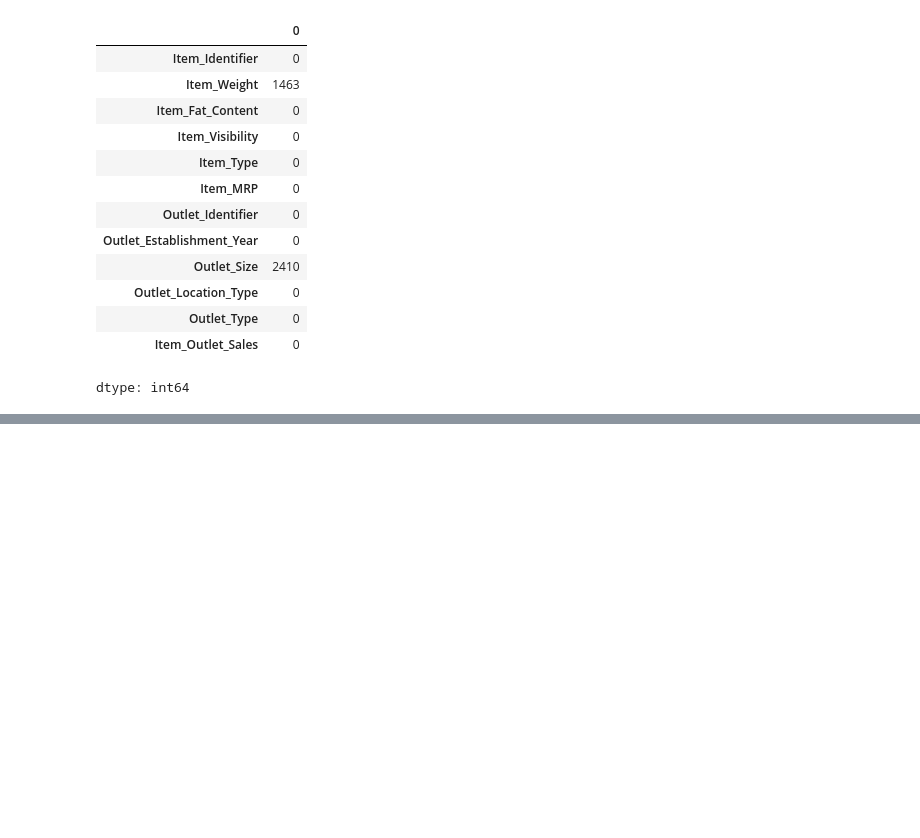
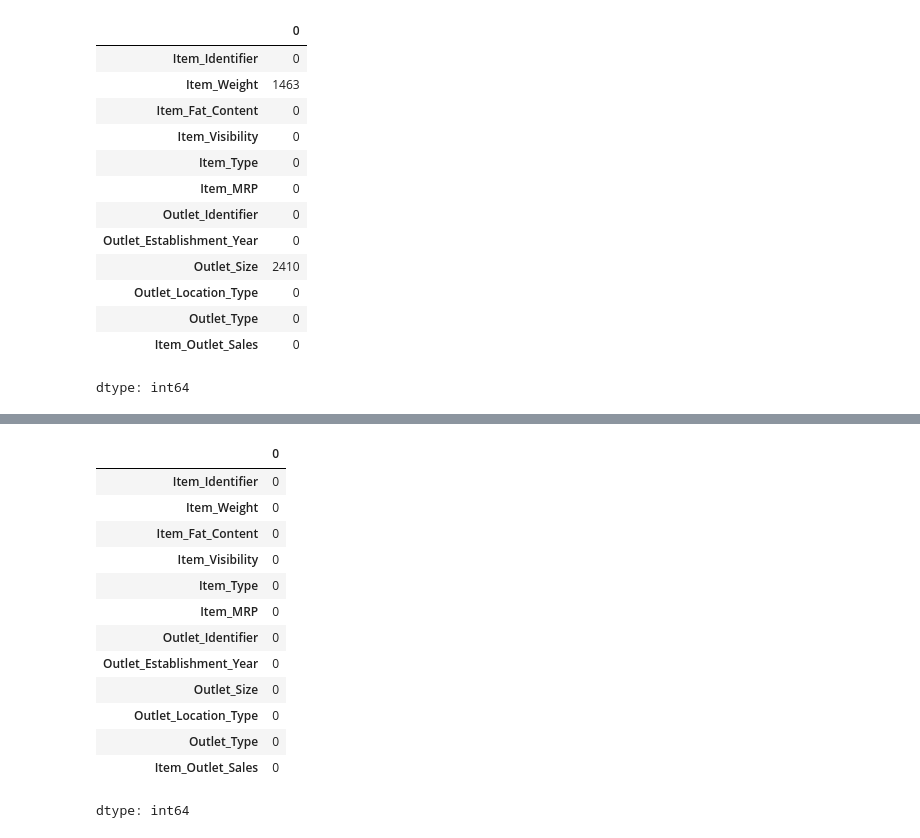
Before and after one commit to addetsi/Big-Mart-Sales-Prediction, a Jupyter notebook: Big_Mart_Sales_Prediction.ipynb, the cells around one changed output, grey strips where cells are left out. Cells and saved outputs as stored; diff of their text form; code cells hidden in the pictures; blank space fills up the shorter version.

```diff
--- a/Big_Mart_Sales_Prediction.ipynb
+++ b/Big_Mart_Sales_Prediction.ipynb
@@ -57,0 +144,17 @@ dtype: int64
+# %%
+df.isnull().sum()
+# %% [output]
+|  | 0 |
+| Item_Identifier | 0 |
+| Item_Weight | 0 |
+| Item_Fat_Content | 0 |
+| Item_Visibility | 0 |
+| Item_Type | 0 |
+| Item_MRP | 0 |
+| Outlet_Identifier | 0 |
+| Outlet_Establishment_Year | 0 |
+| Outlet_Size | 0 |
+| Outlet_Location_Type | 0 |
+| Outlet_Type | 0 |
+| Item_Outlet_Sales | 0 |
+dtype: int64
```
Also changed, not shown: parts of 13 cells of this notebook.
